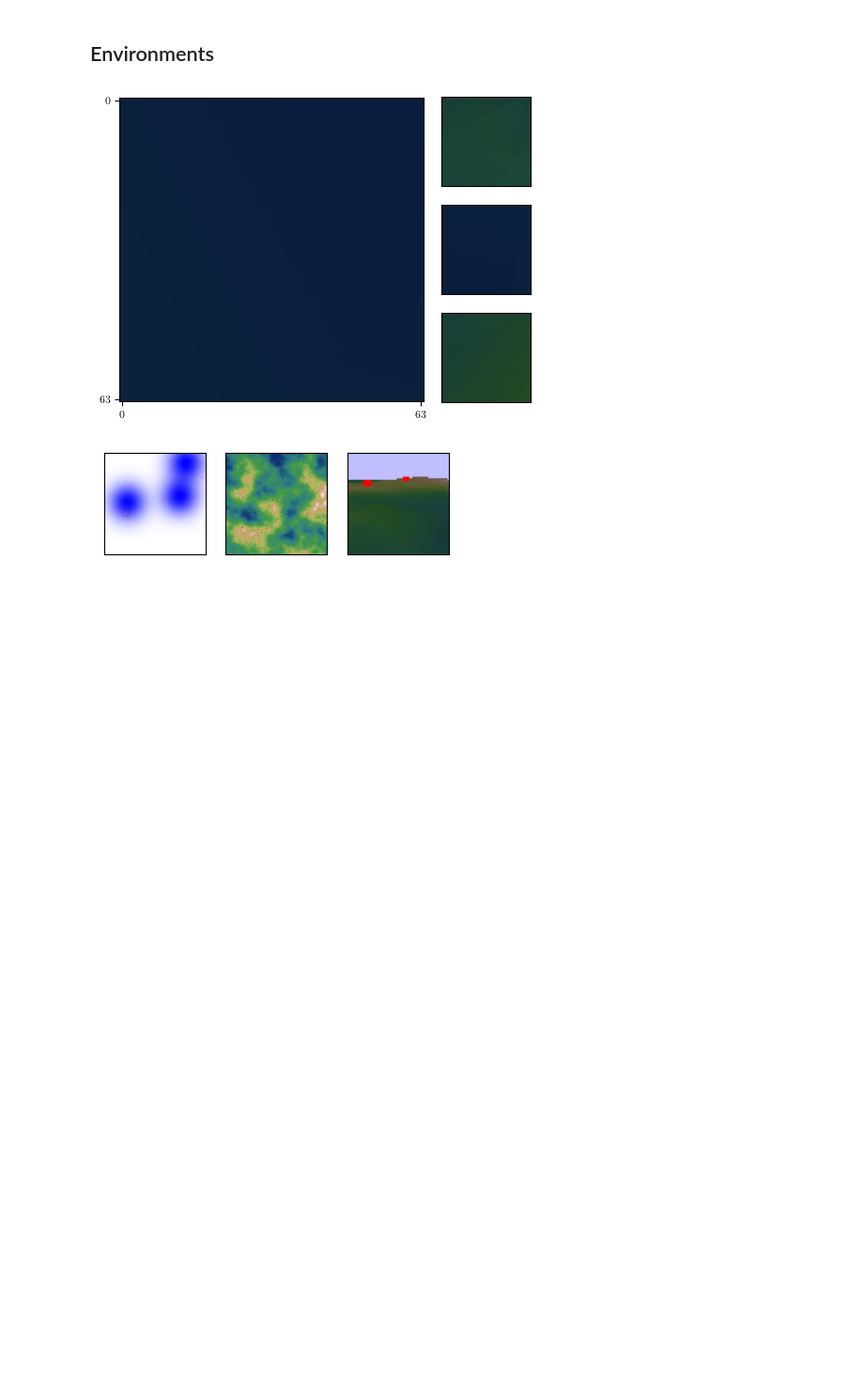
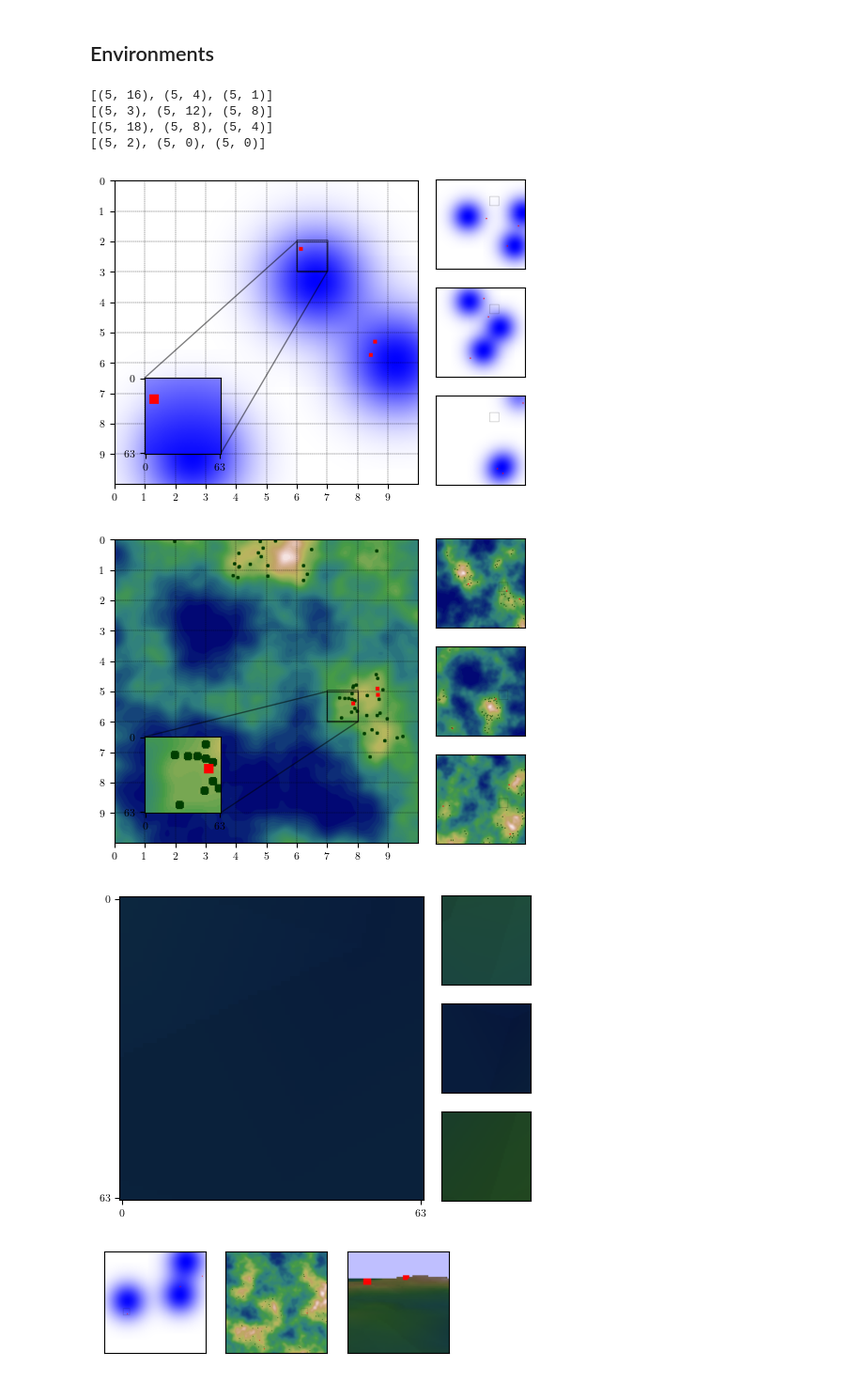
Before and after one commit to fumlig/visualsearch, a Jupyter notebook: plot.ipynb, the cells around one changed output. Shown at 94% size. Saved outputs shown, nothing was run; the diff lists cells and outputs as text; code cells hidden in the pictures; blank space fills up the shorter version.

```diff
--- a/plot.ipynb
+++ b/plot.ipynb
@@ -64,11 +64,17 @@ def plot_environment(env_id, seed=0, position=None, layout=REPORT_LAYOUT, width=
 
     return fig
 # %%
-#plot_environment("Gaussian-v0", seed=1, layout=REPORT_LAYOUT, position=np.array([2, 6])).savefig(figpath("gaussian", format="pgf"), dpi=300, bbox_inches='tight')
-#plot_environment("Terrain-v0", seed=0, layout=REPORT_LAYOUT, position=np.array([5, 7])).savefig(figpath("terrain", format="pgf"), dpi=300, bbox_inches='tight')
+plot_environment("Gaussian-v0", seed=1, layout=REPORT_LAYOUT, position=np.array([2, 6])).savefig(figpath("gaussian", format="pgf"), dpi=300, bbox_inches='tight')
+plot_environment("Terrain-v0", seed=0, layout=REPORT_LAYOUT, position=np.array([5, 7])).savefig(figpath("terrain", format="pgf"), dpi=300, bbox_inches='tight')
 plot_environment("Camera-v0", seed=0, layout=REPORT_LAYOUT, position=np.array([9, 9])).savefig(figpath("camera", format="pgf"), dpi=300, bbox_inches='tight')
 # %% [output]
+[(5, 16), (5, 4), (5, 1)]
+[(5, 3), (5, 12), (5, 8)]
+[(5, 18), (5, 8), (5, 4)]
+[(5, 2), (5, 0), (5, 0)]
-[figure, old version]
+[figure, new version]
+[figure, added]
+[figure, added]
 # %%
 plot_environment("Gaussian-v0", seed=0, layout=SLIDES_LAYOUT, width=SLIDES_TEXTWIDTH_IN/2, position=np.array([9, 3])).savefig(figpath("gaussian", format="pdf"), dpi=300, bbox_inches='tight')
 plot_environment("Terrain-v0", seed=0, layout=SLIDES_LAYOUT, width=SLIDES_TEXTWIDTH_IN/2, position=np.array([9, 12])).savefig(figpath("terrain", format="pdf"), dpi=300, bbox_inches='tight')
```
Also changed, not shown: parts of 1 cell of this notebook, 10 other files.
